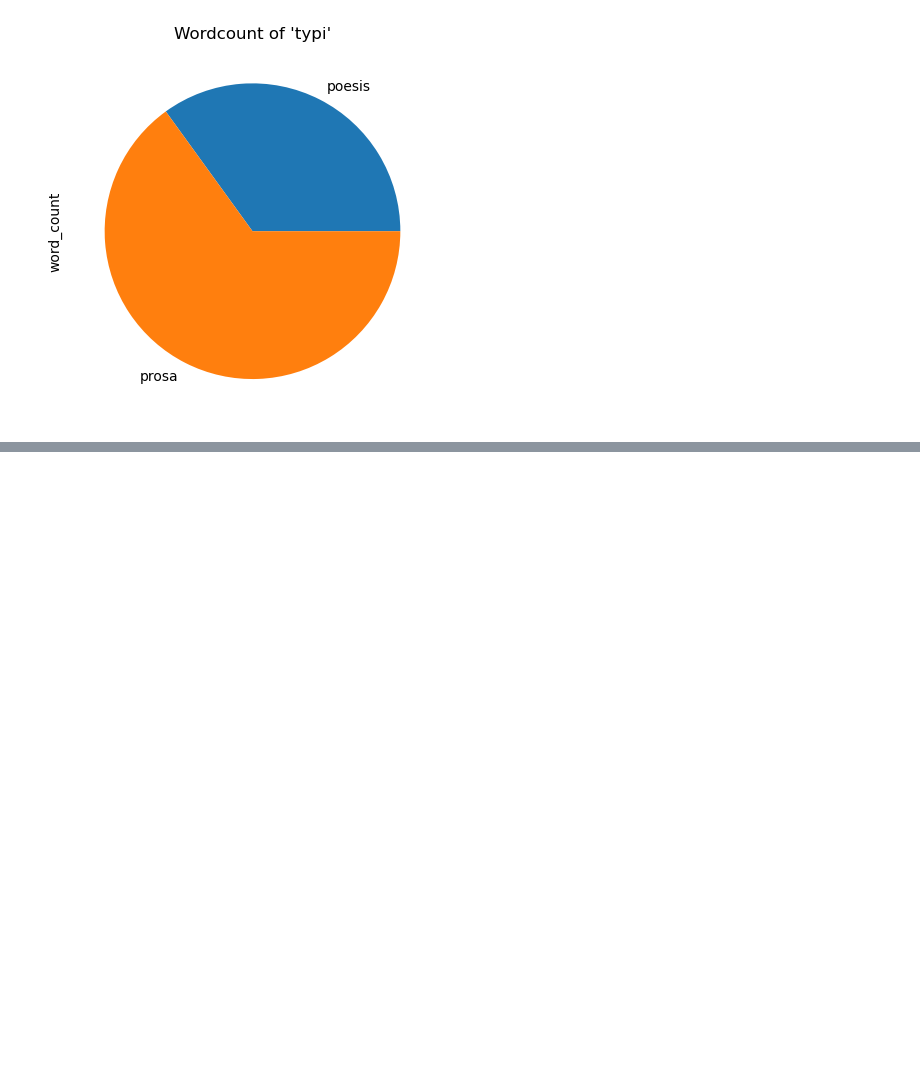
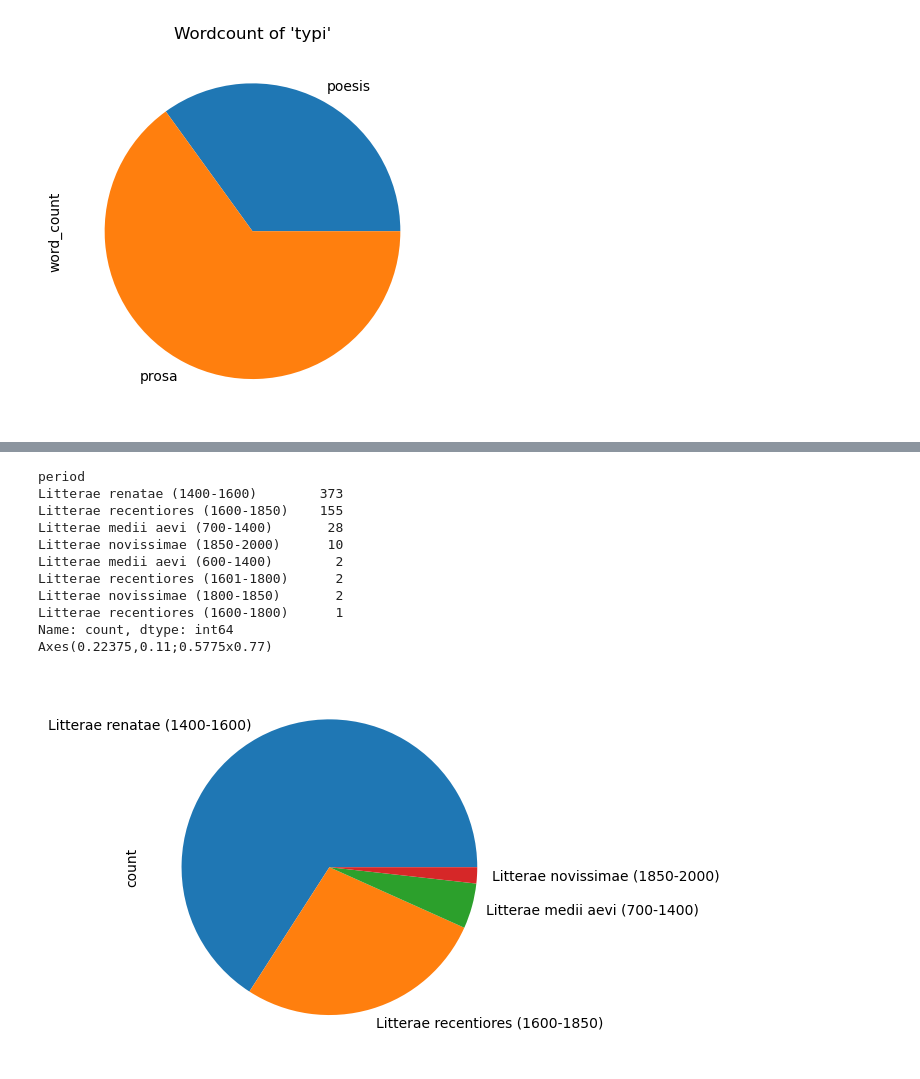
Before and after one commit to petar-soldo/croala-marulic, a Jupyter notebook: croala-marulus.ipynb, the cells around one changed output, grey strips where cells are left out. Cells and saved outputs as stored; diff of their text form; code cells hidden in the pictures; blank space fills up the shorter version.

```diff
--- a/croala-marulus.ipynb
+++ b/croala-marulus.ipynb
@@ -560,0 +615,21 @@ Zrinski, Juraj IV., Zrinius, Georgius IV comes, 1599-1626
+# %%
+# Extract the value counts for the exploded 'period' column
+periods_count = croala_df["period"].explode().value_counts()
+
+# Find all rows in 'periods_count' where the index contains 'Litterae'
+periods_count_litterae = periods_count[periods_count.index.str.contains("Litterae")]
+print(periods_count_litterae)
+print(periods_count_litterae[:4].plot(kind="pie"))
+# %% [output]
+period
+Litterae renatae (1400-1600)        373
+Litterae recentiores (1600-1850)    155
+Litterae medii aevi (700-1400)       28
+Litterae novissimae (1850-2000)      10
+Litterae medii aevi (600-1400)        2
+Litterae recentiores (1601-1800)      2
+Litterae novissimae (1800-1850)       2
+Litterae recentiores (1600-1800)      1
+Name: count, dtype: int64
+Axes(0.22375,0.11;0.5775x0.77)
+[figure, added]
```
Also changed, not shown: parts of 13 cells of this notebook.
